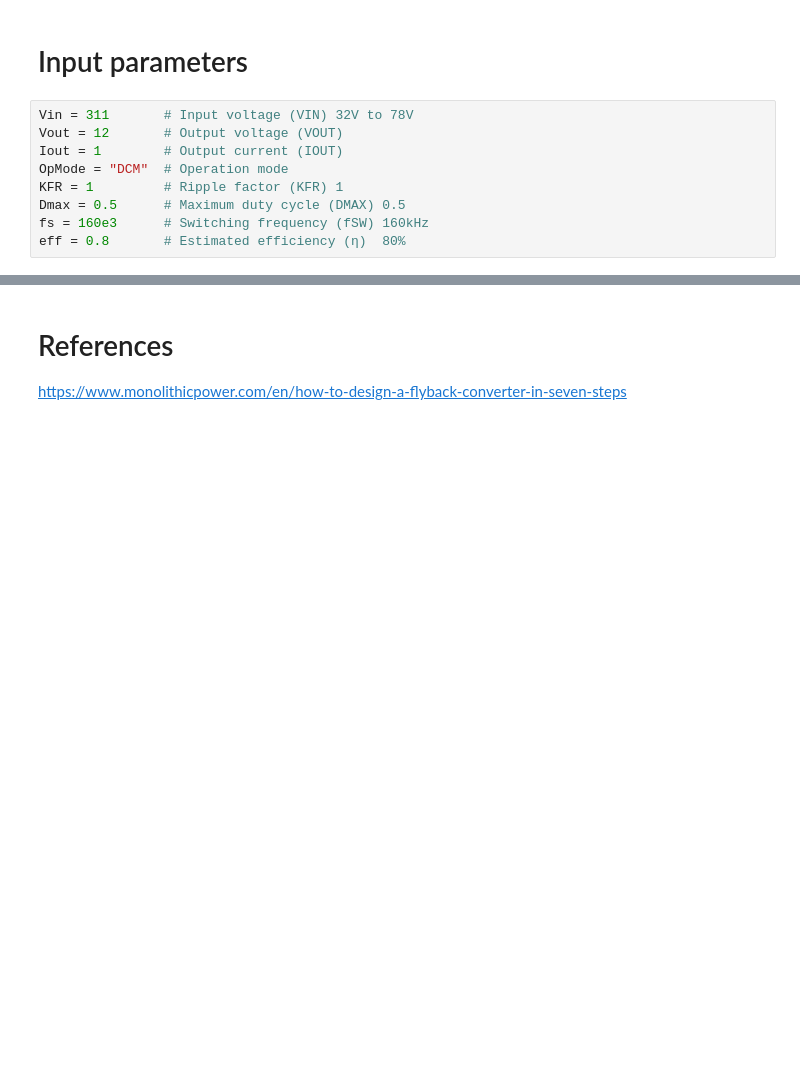
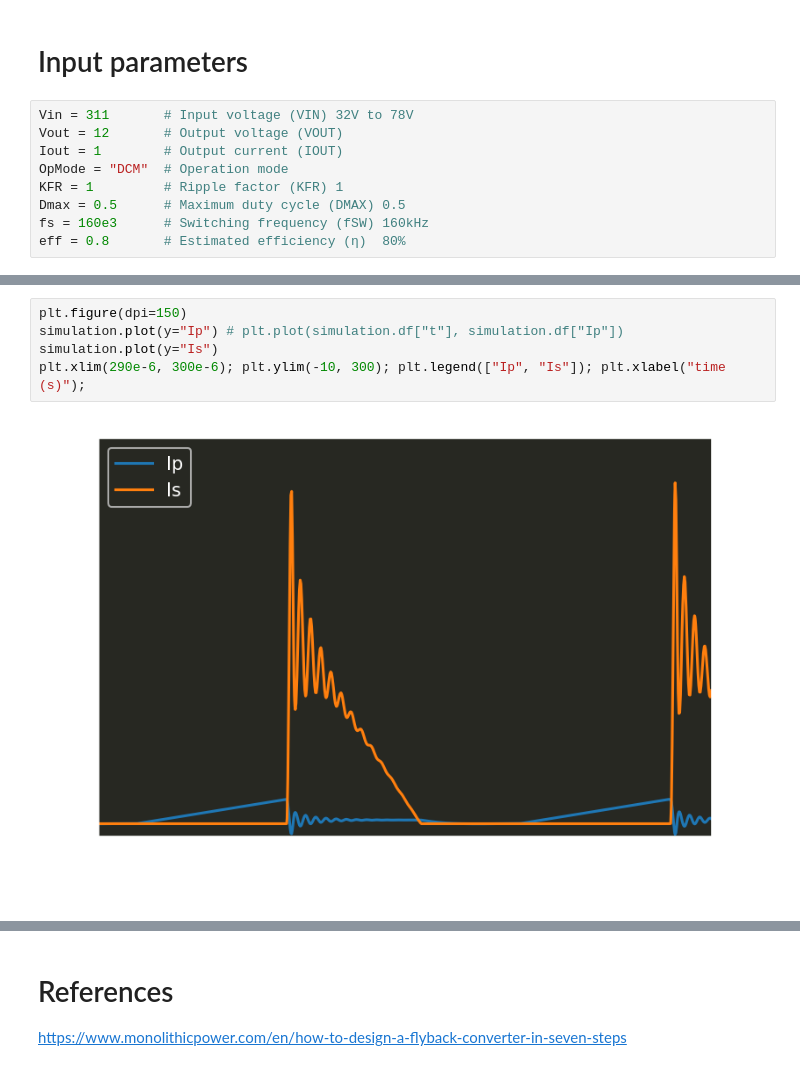
Before and after one commit to eduardobehr/power-electronics, a Jupyter notebook: Flyback_converter/flyback_design.ipynb, the cells around one changed output, grey strips where cells are left out. Drawn from its saved outputs; the diff is of its cells as text; blank space fills up the shorter version.

```diff
--- a/Flyback_converter/flyback_design.ipynb
+++ b/Flyback_converter/flyback_design.ipynb
@@ -46,0 +65,7 @@ plt.xlim(290e-6, 300e-6)
+# %%
+plt.figure(dpi=150)
+simulation.plot(y="Ip") # plt.plot(simulation.df["t"], simulation.df["Ip"])
+simulation.plot(y="Is")
+plt.xlim(290e-6, 300e-6); plt.ylim(-10, 300); plt.legend(["Ip", "Is"]); plt.xlabel("time (s)");
+# %% [output]
+[figure, added]
```
Also changed, not shown: parts of 10 cells of this notebook, 2 other files.
